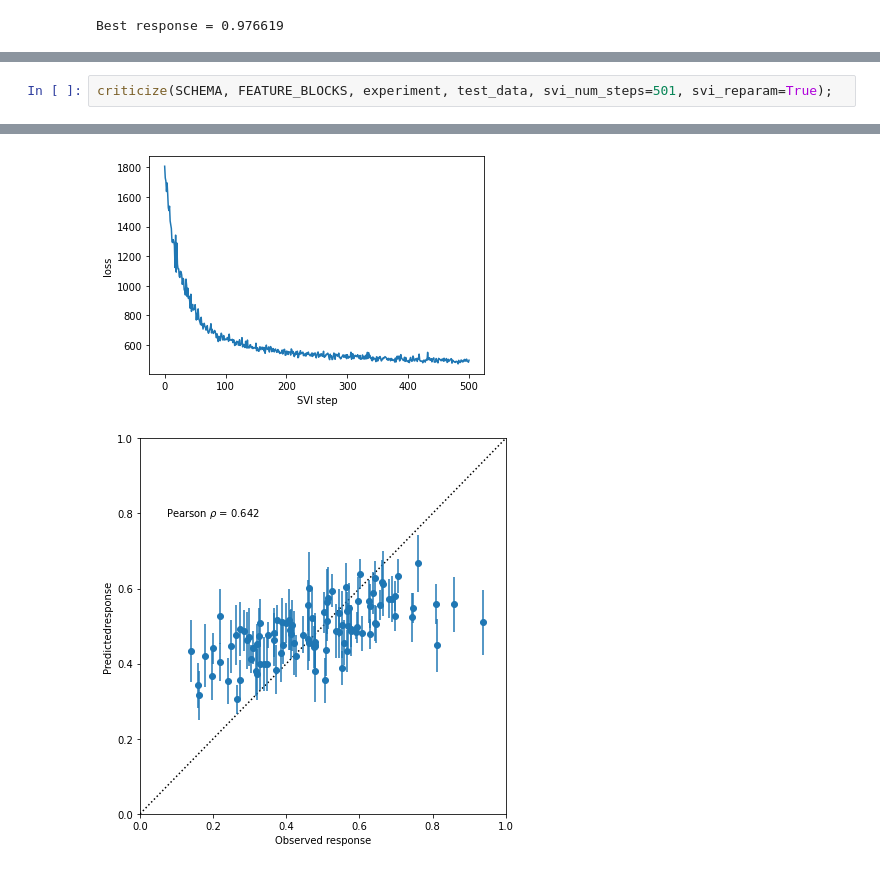
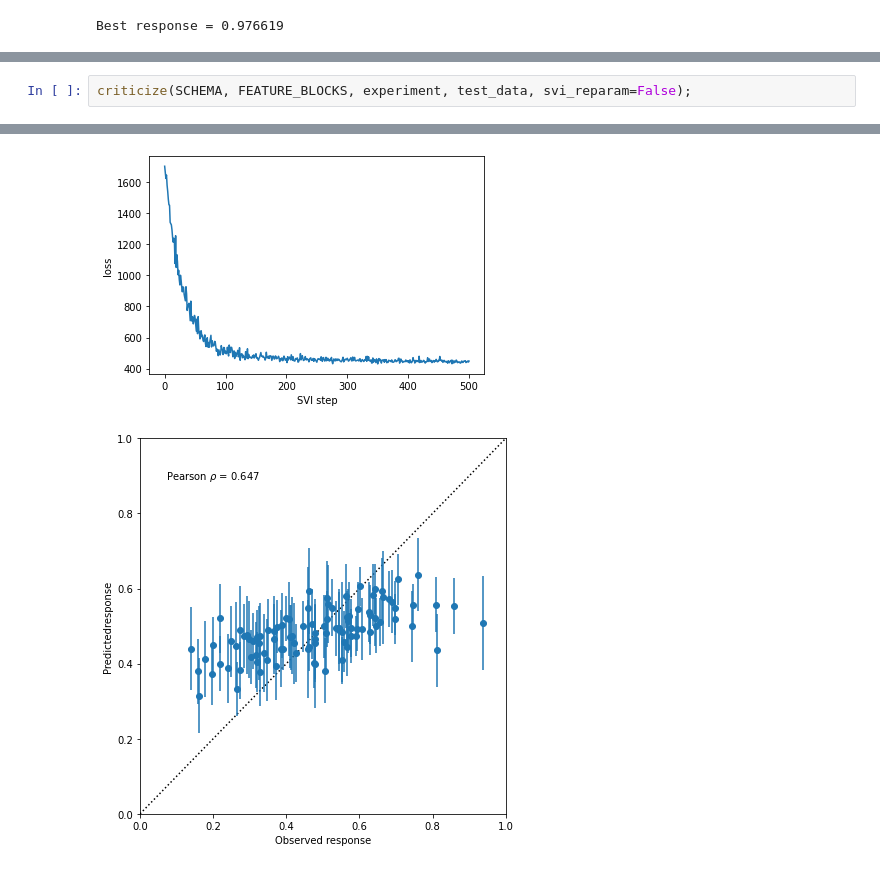
Before and after one commit to pyro-ppl/pyroed, a Jupyter notebook: examples/tf8_criticism.ipynb, the cells around one changed output, grey strips where cells are left out. Drawn from its saved outputs; the diff is of its cells as text.

```diff
--- a/examples/tf8_criticism.ipynb
+++ b/examples/tf8_criticism.ipynb
@@ -86,3 +90,3 @@ svi step 500 loss = 473.768
 # %%
-criticize(SCHEMA, FEATURE_BLOCKS, experiment, test_data, svi_num_steps=501, svi_reparam=True);
+criticize(SCHEMA, FEATURE_BLOCKS, experiment, test_data, svi_reparam=False);
 # %% [output]
@@ -95,2 +99,2 @@ svi step 500 loss = 497.799
-[figure, old version]
+[figure, new version]
-[figure, old version]
+[figure, new version]
```
Also changed, not shown: parts of 2 cells of this notebook, 4 other files.
